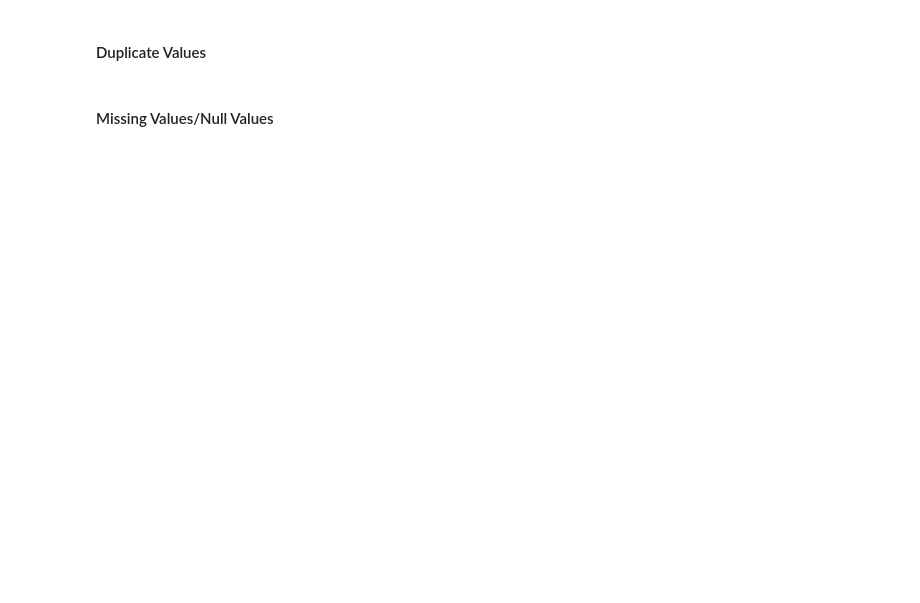
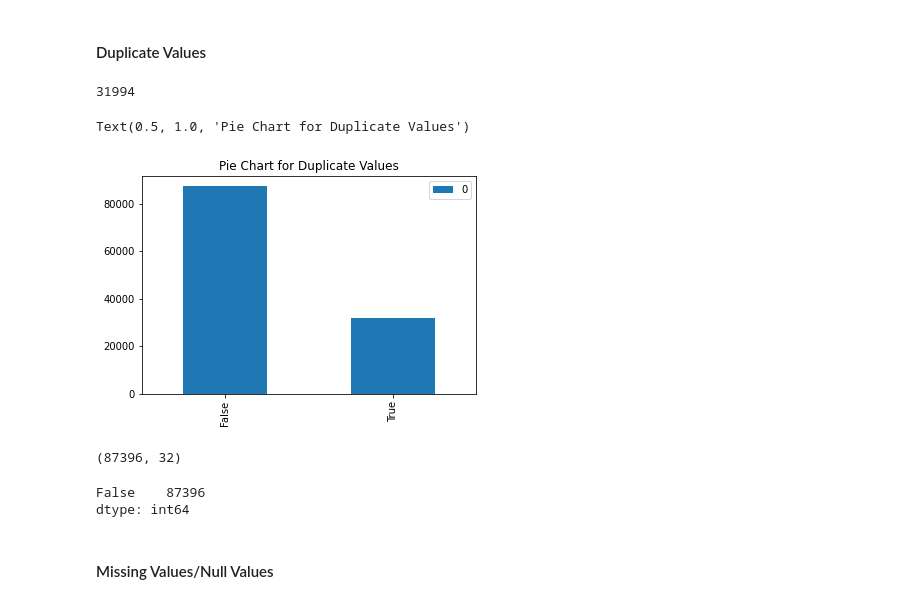
Before and after one commit to Yaswanthdonthuboyina04/EDA_Hotel_Booking_Analysis, a Jupyter notebook: Hotel_Booking_Analysis.ipynb, the cells around one changed output. Saved outputs shown, nothing was run; the diff lists cells and outputs as text; code cells hidden in the pictures; blank space fills up the shorter version.

```diff
--- a/Hotel_Booking_Analysis.ipynb
+++ b/Hotel_Booking_Analysis.ipynb
@@ -76,3 +86,7 @@ M - Multivariate Analysis
+# %%
+# Load Dataset
+path = '/content/drive/MyDrive/Almabetter/Assignments/Python for Data Science /EDA Capstone/Hotel Bookings.csv'
+df=pd.read_csv(path)
 # %% [markdown]
 ### Dataset First View
 # %%
@@ -88,4 +155,19 @@ M - Multivariate Analysis
+# %%
+#Making a copy of dataset
+df1=df.copy()
 # %% [markdown]
 #### Duplicate Values
 # %%
 # Dataset Duplicate Value Count
+df1.duplicated().sum()
+# %% [output]
+31994
+# %%
+#Visualizing the duplicates
+# plt.rcParams['figure.figsize'] = (10, 5)
+duplicates=pd.DataFrame(df1.duplicated().value_counts())
+duplicate_chart=duplicates.plot.bar()
+duplicate_chart.set_title('Pie Chart for Duplicate Values')
+# %% [output]
+Text(0.5, 1.0, 'Pie Chart for Duplicate Values')
+[figure, added]
@@ -92,3 +176,12 @@ M - Multivariate Analysis
+# %%
+df1.shape
+# %% [output]
+(87396, 32)
+# %%
+df1.duplicated().value_counts()
+# %% [output]
+False    87396
+dtype: int64
 # %% [markdown]
 #### Missing Values/Null Values
 # %%
```
Also changed, not shown: parts of 27 cells of this notebook.
